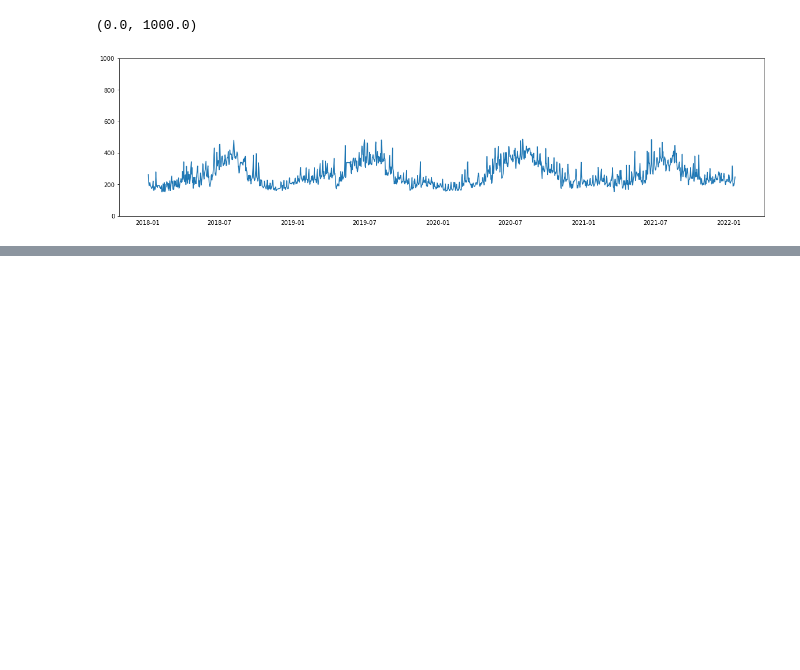
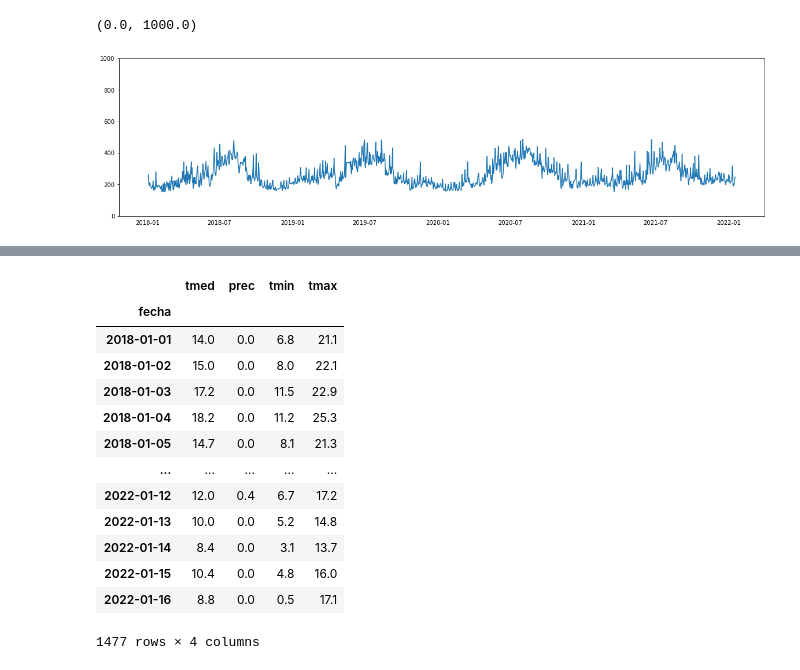
Before and after one commit to AlexMtGit/TFG, a Jupyter notebook: Notebooks/01_Preprocesado_De_Datos.ipynb, the cells around one changed output, grey strips where cells are left out. Saved outputs shown, nothing was run; the diff lists cells and outputs as text; code cells hidden in the pictures; blank space fills up the shorter version.

```diff
--- a/Notebooks/01_Preprocesado_De_Datos.ipynb
+++ b/Notebooks/01_Preprocesado_De_Datos.ipynb
@@ -440,0 +512,31 @@ df_consumo_diario.to_csv('./consumo_diario_03.csv')
+# %%
+# Cargamos los datos de climatología
+df_clima= pd.read_excel(r'./AEMET_2018_2022.xlsx',header=0,usecols=[0,5,6,7,9],parse_dates = ['fecha'],
+                        index_col='fecha')
+df_clima['tmed'] = df_clima['tmed'].apply(lambda x: float(x.replace(',','.')))
+
+
+for i, row in df_clima.iterrows():
+    if row['prec'] == "Ip":
+        df_clima.at[i,'prec'] = "0.0"
+df_clima['prec'] = df_clima['prec'].apply(lambda x: float(x.replace(',','.')))
+
+df_clima['tmin'] = df_clima['tmin'].apply(lambda x: float(x.replace(',','.')))
+
+df_clima['tmax'] = df_clima['tmax'].apply(lambda x: float(x.replace(',','.')))
+df_clima
+# %% [output]
+|  | tmed | prec | tmin | tmax |
+| fecha |  |  |  |  |
+| 2018-01-01 | 14.0 | 0.0 | 6.8 | 21.1 |
+| 2018-01-02 | 15.0 | 0.0 | 8.0 | 22.1 |
+| 2018-01-03 | 17.2 | 0.0 | 11.5 | 22.9 |
+| 2018-01-04 | 18.2 | 0.0 | 11.2 | 25.3 |
+| 2018-01-05 | 14.7 | 0.0 | 8.1 | 21.3 |
+| ... | ... | ... | ... | ... |
+| 2022-01-12 | 12.0 | 0.4 | 6.7 | 17.2 |
+| 2022-01-13 | 10.0 | 0.0 | 5.2 | 14.8 |
+| 2022-01-14 | 8.4 | 0.0 | 3.1 | 13.7 |
+| 2022-01-15 | 10.4 | 0.0 | 4.8 | 16.0 |
+| 2022-01-16 | 8.8 | 0.0 | 0.5 | 17.1 |
+1477 rows × 4 columns
```
Also changed, not shown: parts of 7 cells of this notebook, 5 other files.
